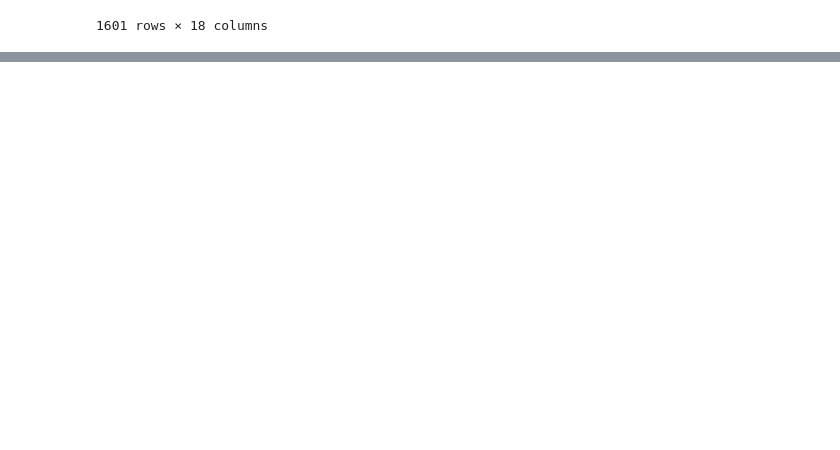
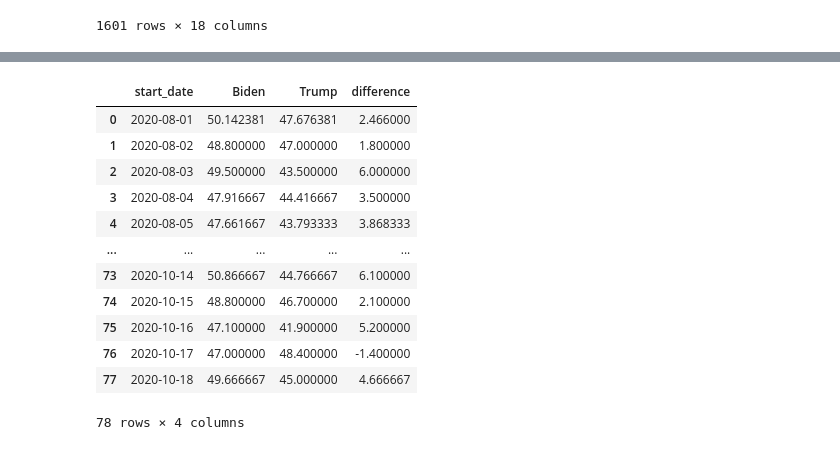
Before and after one commit to rkfd/ds-ai-for-business, a Jupyter notebook: Predicting-the-US-2020-Election/predicting-the-us-2020-election.ipynb, the cells around one changed output, grey strips where cells are left out. Saved outputs shown, nothing was run; the diff lists cells and outputs as text; code cells hidden in the pictures; blank space fills up the shorter version.

```diff
--- a/Predicting-the-US-2020-Election/predicting-the-us-2020-election.ipynb
+++ b/Predicting-the-US-2020-Election/predicting-the-us-2020-election.ipynb
@@ -328,0 +461,24 @@ grouped
+# %%
+# Plot the Difference
+
+# New df -> grouped by date - Mean seats by Biden and Trump
+diff_by_date = grouped.groupby('start_date')['Biden','Trump'].mean().reset_index()
+
+# Calculate Difference (seats Biden - seats Trump)
+diff_by_date['difference'] = diff_by_date['Biden'] - diff_by_date['Trump']
+
+diff_by_date
+# %% [output]
+|  | start_date | Biden | Trump | difference |
+| 0 | 2020-08-01 | 50.142381 | 47.676381 | 2.466000 |
+| 1 | 2020-08-02 | 48.800000 | 47.000000 | 1.800000 |
+| 2 | 2020-08-03 | 49.500000 | 43.500000 | 6.000000 |
+| 3 | 2020-08-04 | 47.916667 | 44.416667 | 3.500000 |
+| 4 | 2020-08-05 | 47.661667 | 43.793333 | 3.868333 |
+| ... | ... | ... | ... | ... |
+| 73 | 2020-10-14 | 50.866667 | 44.766667 | 6.100000 |
+| 74 | 2020-10-15 | 48.800000 | 46.700000 | 2.100000 |
+| 75 | 2020-10-16 | 47.100000 | 41.900000 | 5.200000 |
+| 76 | 2020-10-17 | 47.000000 | 48.400000 | -1.400000 |
+| 77 | 2020-10-18 | 49.666667 | 45.000000 | 4.666667 |
+78 rows × 4 columns
```
Also changed, not shown: parts of 17 cells of this notebook.
